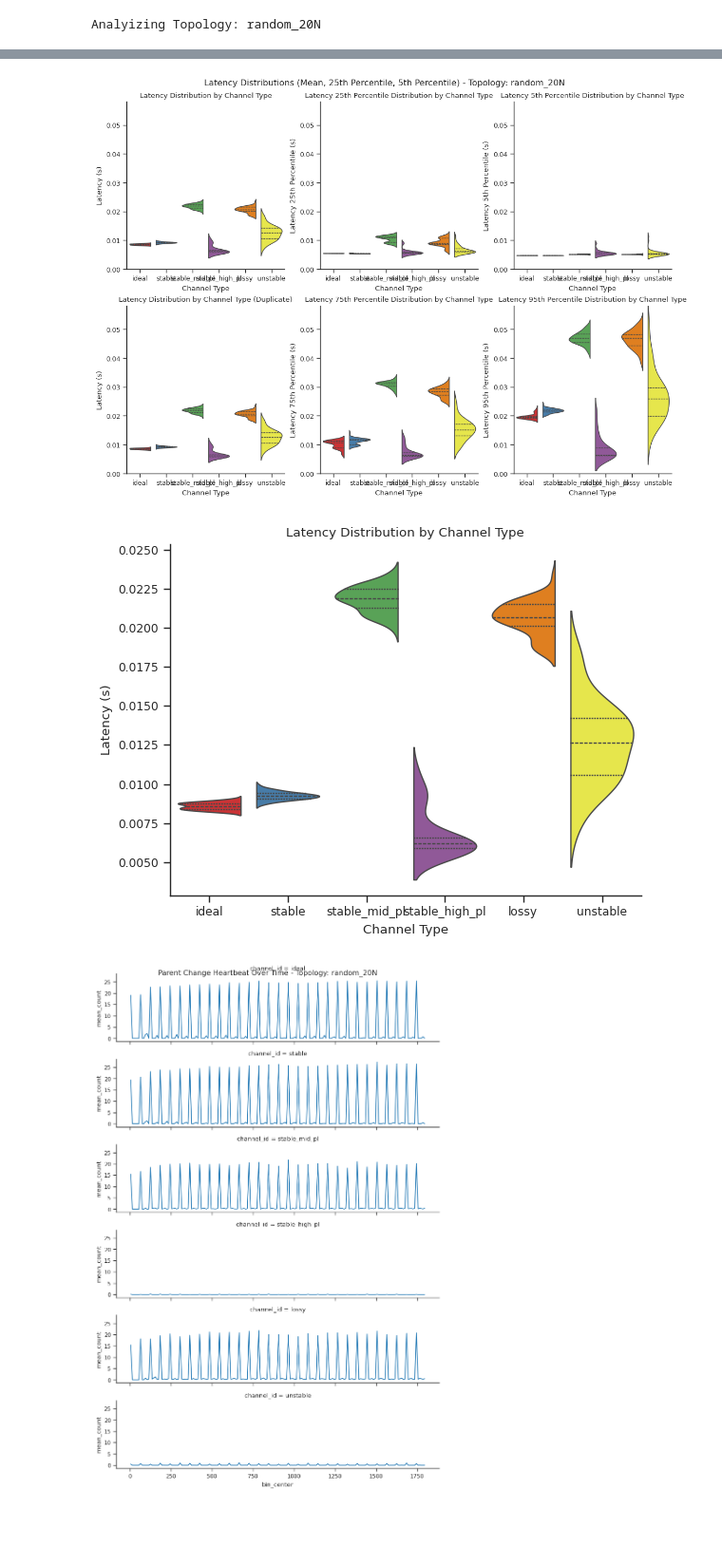
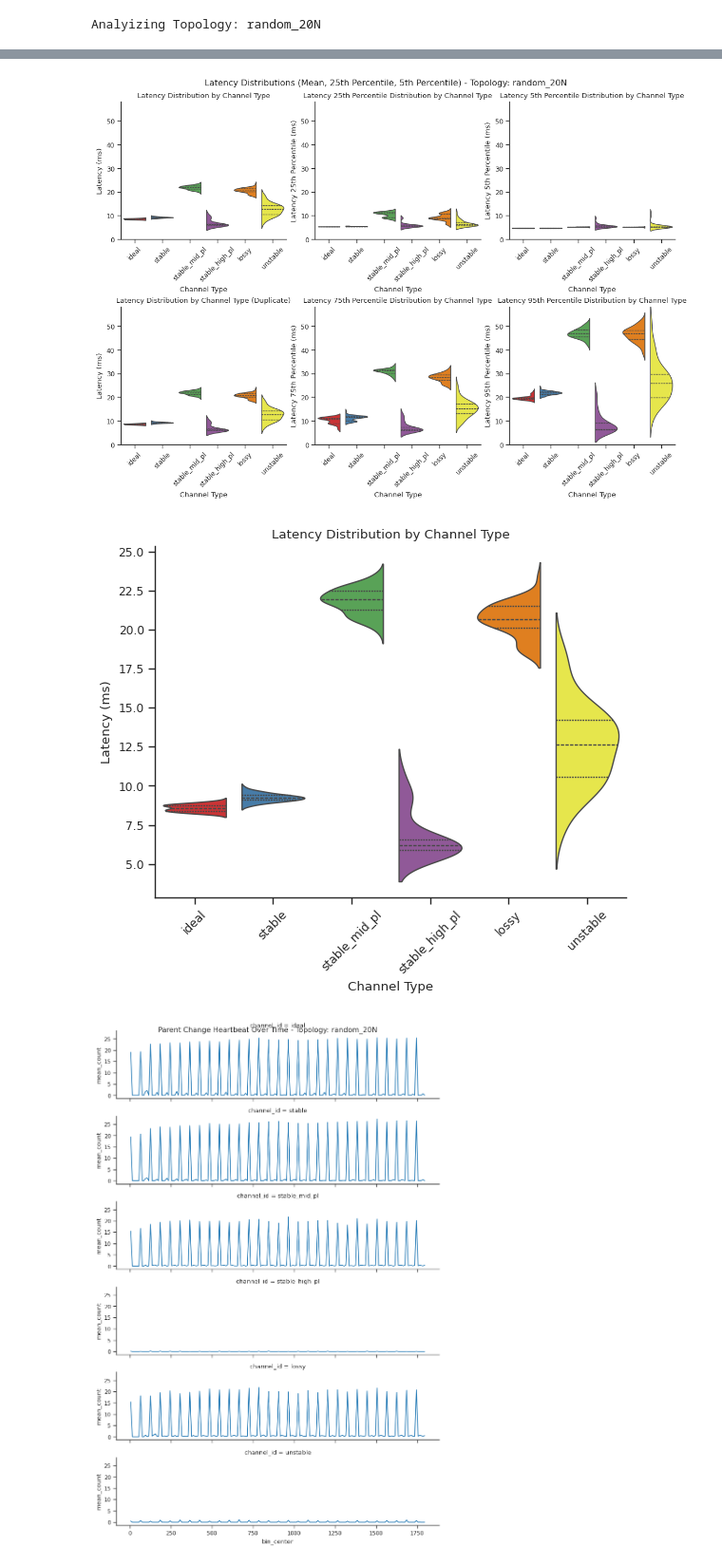
Before and after one commit to damiano-salvaterra/SPE-project, a Jupyter notebook: src/evaluation/process_results.ipynb, the cells around one changed output, grey strips where cells are left out. Shown at 95% size. Drawn from its saved outputs; the diff is of its cells as text; code cells hidden in the pictures; blank space fills up the shorter version.

```diff
--- a/src/evaluation/process_results.ipynb
+++ b/src/evaluation/process_results.ipynb
@@ -31,6 +31,10 @@ results = []
 for channel_res in topo_results.channels:
     for rep in channel_res.repetitions:
         pdr_mean = rep.pdr_df.delivered.mean() if rep.pdr_df is not None else 0
+        if rep.latency_df is not None:
+            rep.latency_df["latency"] = (
+                rep.latency_df["latency"] * 1000
+            )  # Convert latency to milliseconds
         latency_mean = (
             rep.latency_df.latency.mean() if rep.latency_df is not None else None
         )
@@ -686,7 +686,7 @@ sns.violinplot(
 )
 lat_ax.set_title("Latency Distribution by Channel Type")
 lat_ax.set_xlabel("Channel Type")
-lat_ax.set_ylabel("Latency (s)")
+lat_ax.set_ylabel("Latency (ms)")
 lat_ax.set_ylim(ylim)
 
 sns.violinplot(
@@ -701,7 +701,7 @@ sns.violinplot(
 )
 lat25_ax.set_title("Latency 25th Percentile Distribution by Channel Type")
 lat25_ax.set_xlabel("Channel Type")
-lat25_ax.set_ylabel("Latency 25th Percentile (s)")
+lat25_ax.set_ylabel("Latency 25th Percentile (ms)")
 lat25_ax.set_ylim(ylim)
 
 sns.violinplot(
@@ -716,7 +716,7 @@ sns.violinplot(
 )
 lat5_ax.set_title("Latency 5th Percentile Distribution by Channel Type")
 lat5_ax.set_xlabel("Channel Type")
-lat5_ax.set_ylabel("Latency 5th Percentile (s)")
+lat5_ax.set_ylabel("Latency 5th Percentile (ms)")
 lat5_ax.set_ylim(ylim)
 
 
@@ -732,7 +732,7 @@ sns.violinplot(
 )
 lat75_ax.set_title("Latency 75th Percentile Distribution by Channel Type")
 lat75_ax.set_xlabel("Channel Type")
-lat75_ax.set_ylabel("Latency 75th Percentile (s)")
+lat75_ax.set_ylabel("Latency 75th Percentile (ms)")
 lat75_ax.set_ylim(ylim)
 
 sns.violinplot(
@@ -747,7 +747,7 @@ sns.violinplot(
 )
 lat95_ax.set_title("Latency 95th Percentile Distribution by Channel Type")
 lat95_ax.set_xlabel("Channel Type")
-lat95_ax.set_ylabel("Latency 95th Percentile (s)")
+lat95_ax.set_ylabel("Latency 95th Percentile (ms)")
 lat95_ax.set_ylim(ylim)
 
 sns.violinplot(
@@ -762,9 +762,11 @@ sns.violinplot(
 )
 lat_ax2.set_title("Latency Distribution by Channel Type (Duplicate)")
 lat_ax2.set_xlabel("Channel Type")
-lat_ax2.set_ylabel("Latency (s)")
+lat_ax2.set_ylabel("Latency (ms)")
 lat_ax2.set_ylim(ylim)
 
+for ax in axes:
+    rotate_xticklabels(ax, rotation=45)
 
 sns.despine()
 plt.suptitle(
@@ -773,25 +775,26 @@ plt.suptitle(
 
 plt.show()
 # %% [output]
-[figure, old version]
+[figure, new version]
 # %%
 sns.violinplot(
     data=results_df,
     x="channel_id",
     y="latency",
     palette=palette,
     hue="channel_id",
     inner="quartile",
     split=True,
 )
 plt.title("Latency Distribution by Channel Type")
 plt.xlabel("Channel Type")
-plt.ylabel("Latency (s)")
+plt.ylabel("Latency (ms)")
+plt.xticks(rotation=45)
 sns.despine()
 
 plt.show()
 # %% [output]
-[figure, old version]
+[figure, new version]
 # %%
 sns.relplot(
     data=parent_change_df,
```
Also changed, not shown: parts of 6 cells of this notebook.
